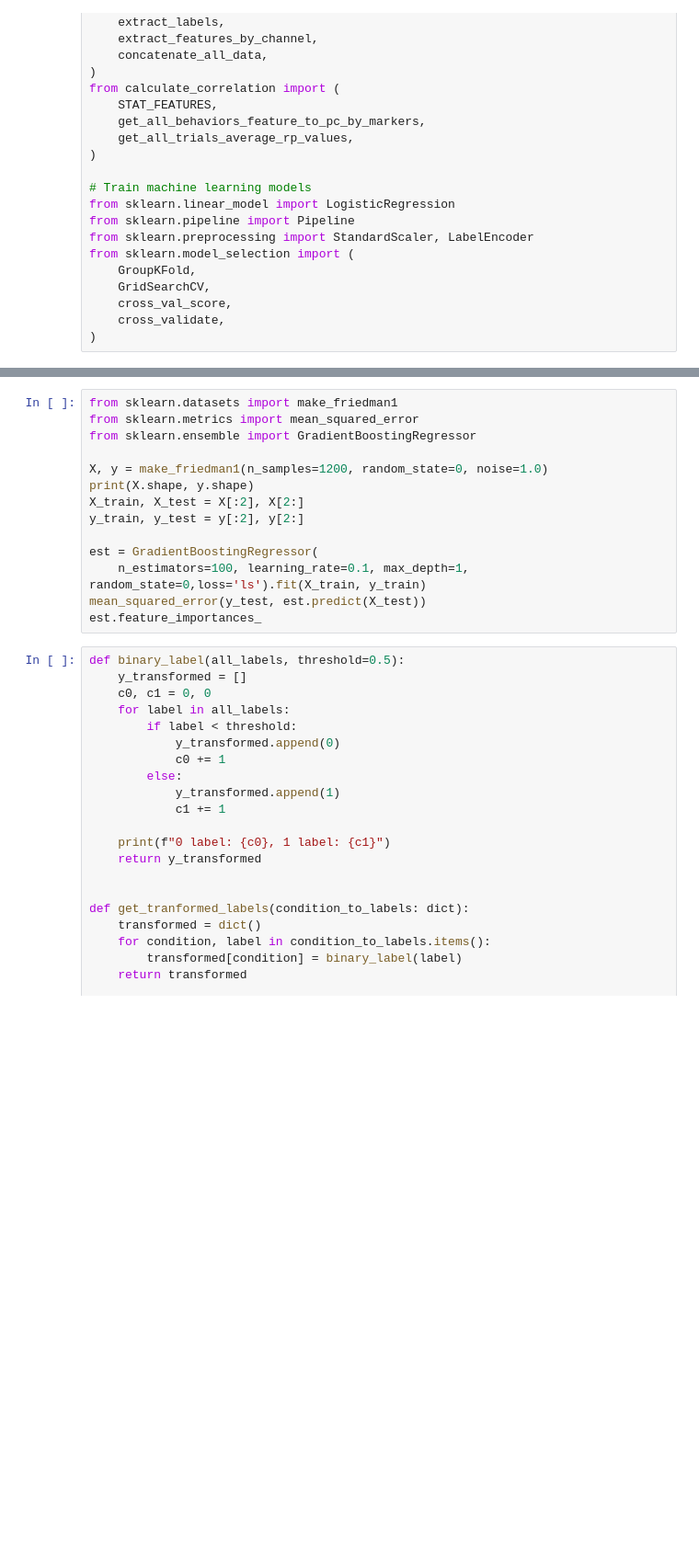
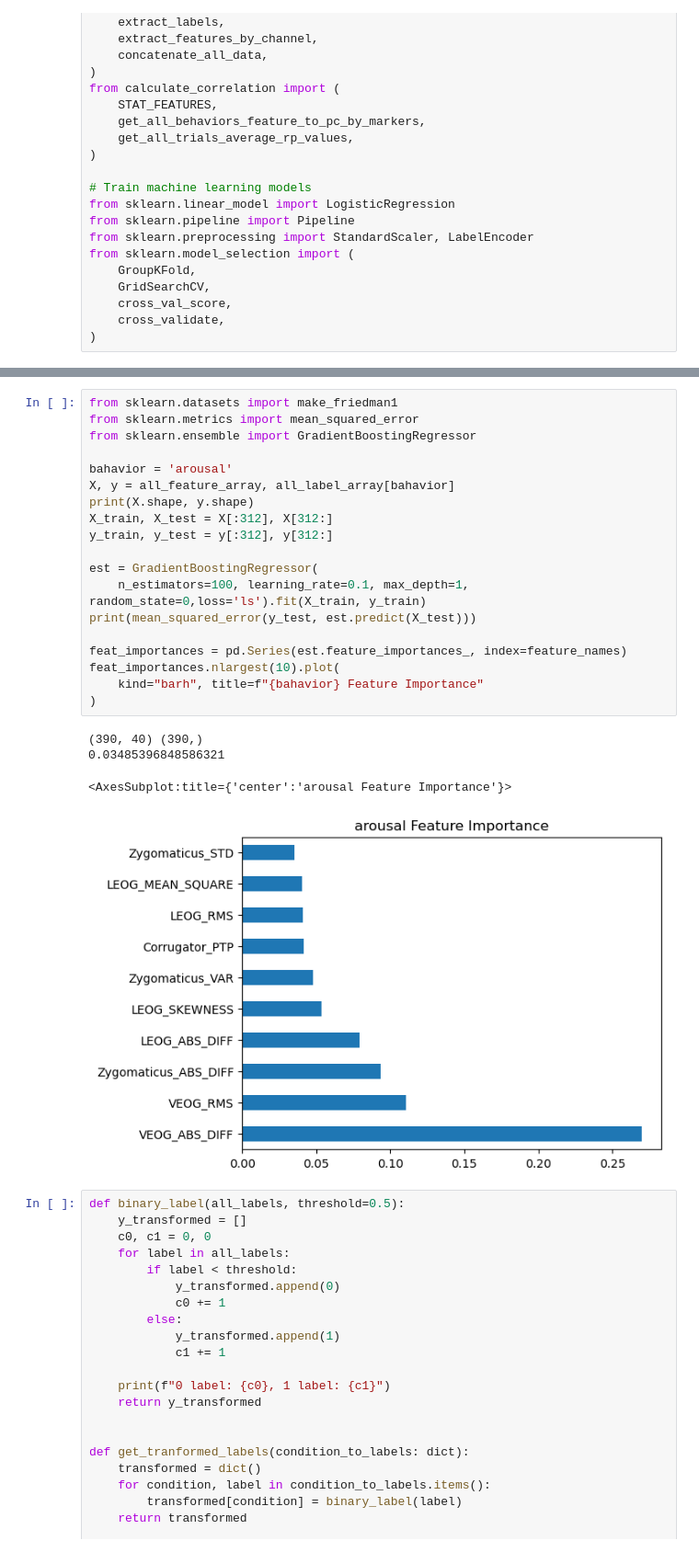
Before and after one commit to ti55987/MM_UCSF, a Jupyter notebook: analysis/analysis_notebook.ipynb, the cells around one changed output, grey strips where cells are left out. Shown: that part at 92% size. Cells and saved outputs as stored; diff of their text form; blank space fills up the shorter version.

```diff
--- a/analysis/analysis_notebook.ipynb
+++ b/analysis/analysis_notebook.ipynb
@@ -121,17 +122,27 @@ dir_name_to_labels = extract_labels(dir_to_data)
 # %%
 from sklearn.datasets import make_friedman1
 from sklearn.metrics import mean_squared_error
 from sklearn.ensemble import GradientBoostingRegressor
 
-X, y = make_friedman1(n_samples=1200, random_state=0, noise=1.0)
+bahavior = 'arousal'
+X, y = all_feature_array, all_label_array[bahavior]
 print(X.shape, y.shape)
-X_train, X_test = X[:2], X[2:]
-y_train, y_test = y[:2], y[2:]
+X_train, X_test = X[:312], X[312:]
+y_train, y_test = y[:312], y[312:]
 
 est = GradientBoostingRegressor(
     n_estimators=100, learning_rate=0.1, max_depth=1, random_state=0,loss='ls').fit(X_train, y_train)
-mean_squared_error(y_test, est.predict(X_test))
-est.feature_importances_
+print(mean_squared_error(y_test, est.predict(X_test)))
+
+feat_importances = pd.Series(est.feature_importances_, index=feature_names)
+feat_importances.nlargest(10).plot(
+    kind="barh", title=f"{bahavior} Feature Importance"
+)
+# %% [output]
+(390, 40) (390,)
+0.03485396848586321
+<AxesSubplot:title={'center':'arousal Feature Importance'}>
+[figure, added]
 # %%
 def binary_label(all_labels, threshold=0.5):
     y_transformed = []
```
Also changed, not shown: parts of 2 cells of this notebook, 1 other file.
